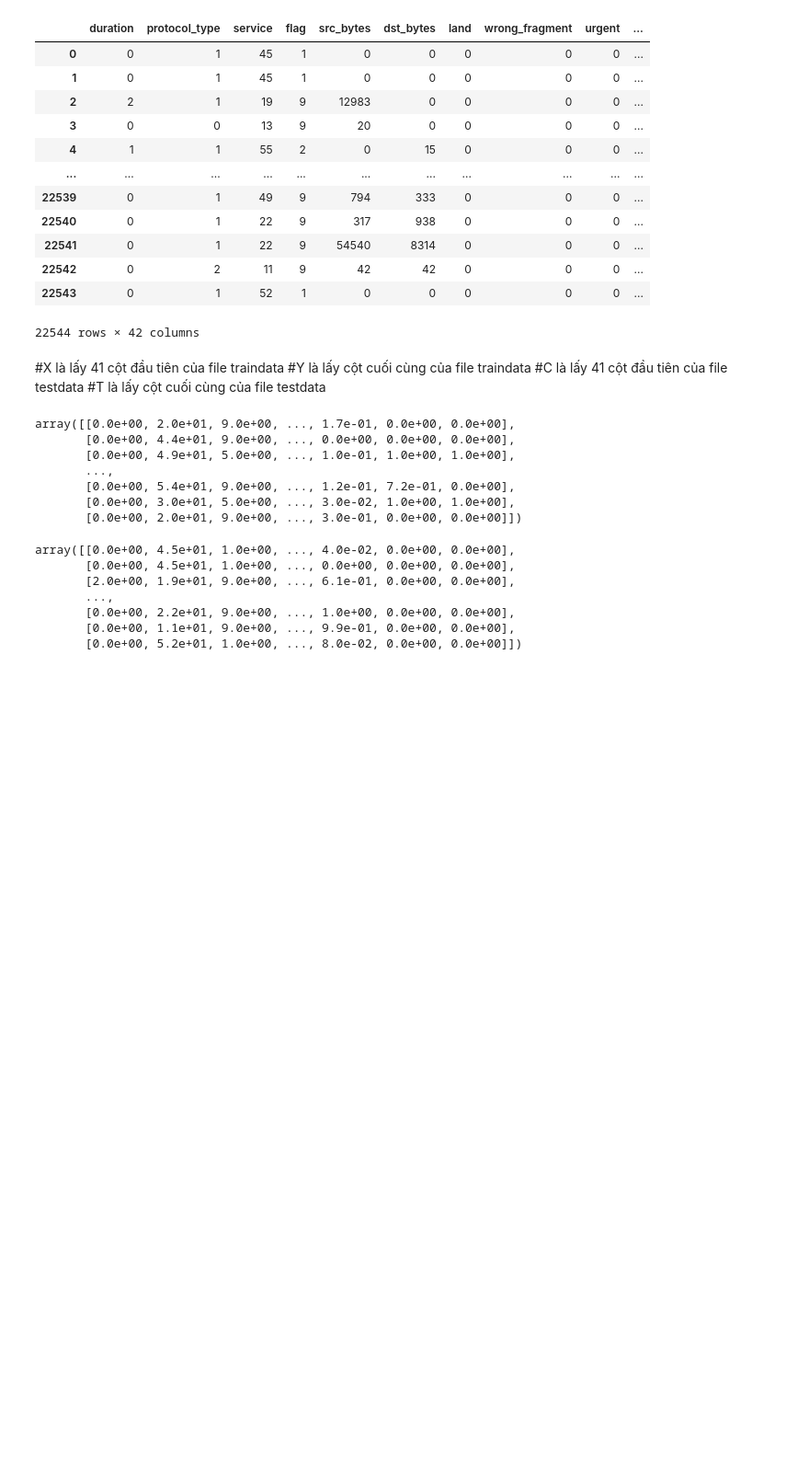
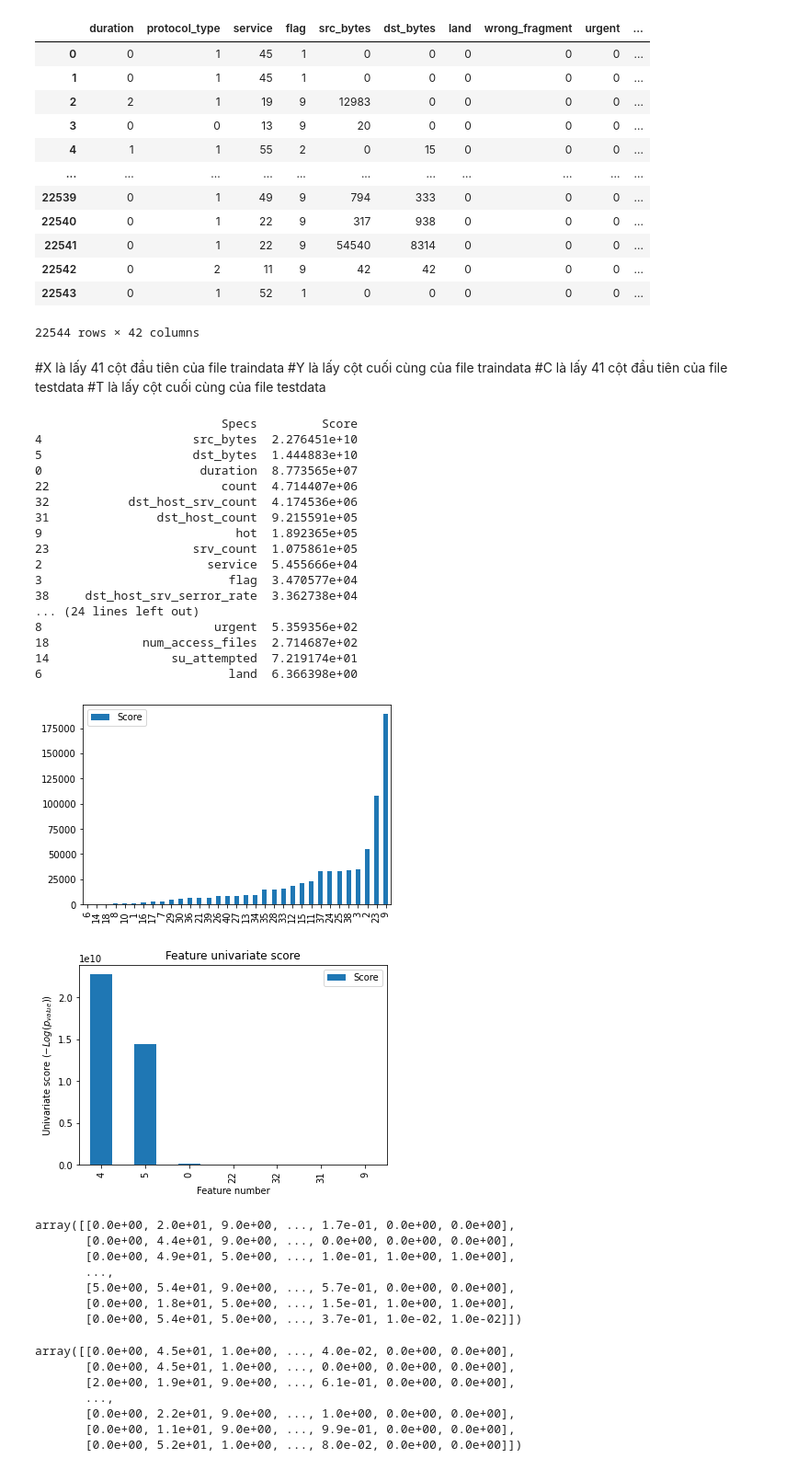
Before and after one commit to ninhdng37/Attack-Network-Detection-using-LSTM, a Jupyter notebook: Network_Intrusion_Detection_LSTM.ipynb, the cells around one changed output. Shown: that part at 92% size. Cells and saved outputs as stored; diff of their text form; code cells hidden in the pictures; blank space fills up the shorter version.

```diff
--- a/Network_Intrusion_Detection_LSTM.ipynb
+++ b/Network_Intrusion_Detection_LSTM.ipynb
@@ -117,7 +107,7 @@ testdata
 #C là lấy 41 cột đầu tiên của file testdata
 #T là lấy cột cuối cùng của file testdata
 # %%
-X = traindata.iloc[:,0:41]
-Y = traindata.iloc[:,41]
+X = traindata.iloc[0:75000,0:41]
+Y = traindata.iloc[0:75000,41]
 C = testdata.iloc[:,41]
 T = testdata.iloc[:,0:41]
@@ -129,3 +114,44 @@ fit = bestfeatures.fit(X,Y)
+# %%
+from sklearn.feature_selection import SelectKBest
+from sklearn.feature_selection import chi2
+import matplotlib.pyplot as plt
+bestfeatures = SelectKBest(score_func=chi2, k=18)
+fit = bestfeatures.fit(X,Y)
+dfscores = pd.DataFrame(fit.scores_)
+dfcolumns = pd.DataFrame(X.columns)
+featureScores = pd.concat([dfcolumns,dfscores],axis=1)
+featureScores.columns = ['Specs', 'Score']
+featureScores = featureScores.dropna()
+featureScores.sort_values(by='Score', ascending=False)
+print(featureScores.nlargest(41,'Score'))
+featureScores.nsmallest(33,'Score').plot(kind='bar')
+featureScores.nlargest(7,'Score').plot(kind='bar')
+plt.rcParams['figure.figsize'] = [10, 5]
+plt.rcParams['figure.dpi'] = 100
+plt.title("Feature univariate score")
+plt.xlabel("Feature number")
+plt.ylabel(r"Univariate score ($-Log(p_{value})$)")
+plt.show()
+# %% [output]
+                          Specs         Score
+4                     src_bytes  2.276451e+10
+5                     dst_bytes  1.444883e+10
+0                      duration  8.773565e+07
+22                        count  4.714407e+06
+32           dst_host_srv_count  4.174536e+06
+31               dst_host_count  9.215591e+05
+9                           hot  1.892365e+05
+23                    srv_count  1.075861e+05
+2                       service  5.455666e+04
+3                          flag  3.470577e+04
+38     dst_host_srv_serror_rate  3.362738e+04
+... (24 lines left out)
+8                        urgent  5.359356e+02
+18             num_access_files  2.714687e+02
+14                 su_attempted  7.219174e+01
+6                          land  6.366398e+00
+[figure, added]
+[figure, added]
 # %%
 # scaler = Normalizer().fit(X)
 # trainX = scaler.transform(X)
@@ -136,9 +162,9 @@ array([[0.0e+00, 2.0e+01, 9.0e+00, ..., 1.7e-01, 0.0e+00, 0.0e+00],
        [0.0e+00, 4.4e+01, 9.0e+00, ..., 0.0e+00, 0.0e+00, 0.0e+00],
        [0.0e+00, 4.9e+01, 5.0e+00, ..., 1.0e-01, 1.0e+00, 1.0e+00],
        ...,
-       [0.0e+00, 5.4e+01, 9.0e+00, ..., 1.2e-01, 7.2e-01, 0.0e+00],
-       [0.0e+00, 3.0e+01, 5.0e+00, ..., 3.0e-02, 1.0e+00, 1.0e+00],
-       [0.0e+00, 2.0e+01, 9.0e+00, ..., 3.0e-01, 0.0e+00, 0.0e+00]])
+       [5.0e+00, 5.4e+01, 9.0e+00, ..., 5.7e-01, 0.0e+00, 0.0e+00],
+       [0.0e+00, 1.8e+01, 5.0e+00, ..., 1.5e-01, 1.0e+00, 1.0e+00],
+       [0.0e+00, 5.4e+01, 5.0e+00, ..., 3.7e-01, 1.0e-02, 1.0e-02]])
 # %%
 # scaler = Normalizer().fit(T)
 # testT = scaler.transform(T)
```
Also changed, not shown: parts of 13 cells of this notebook.
